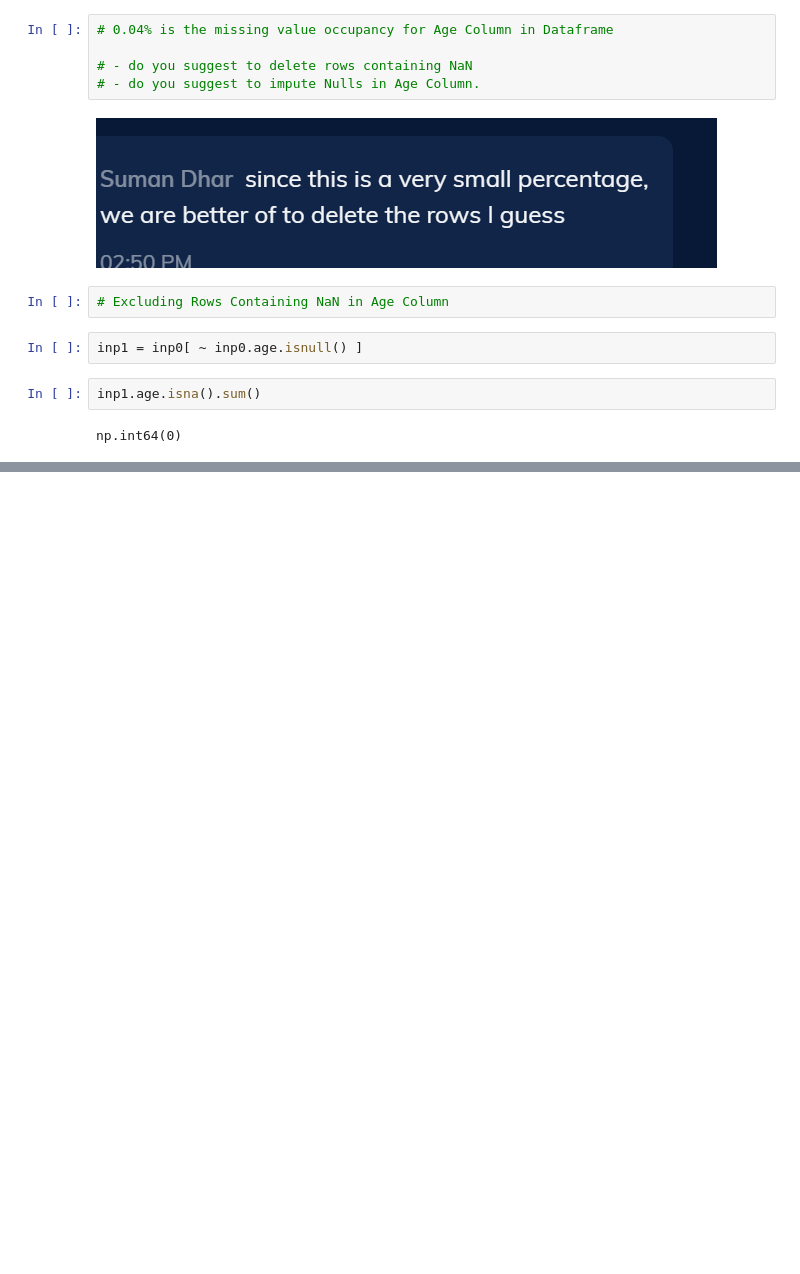
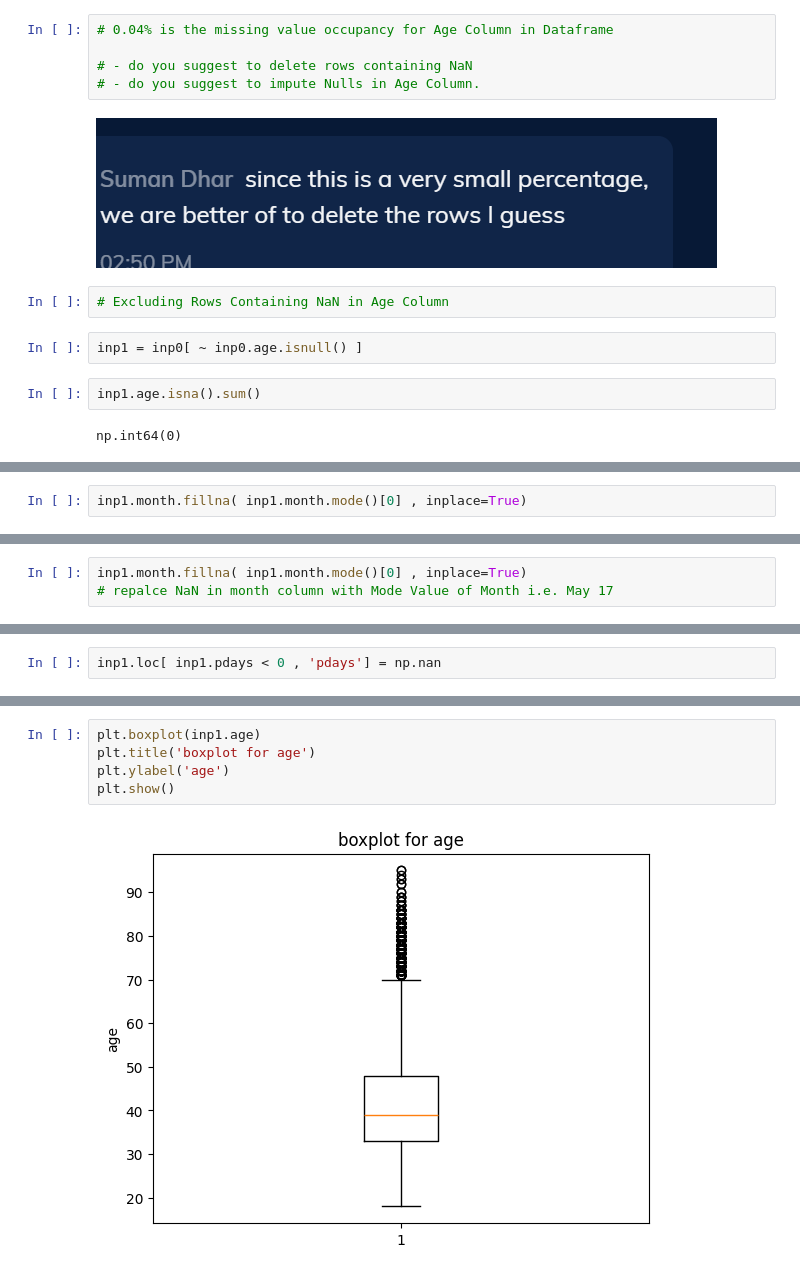
Before and after one commit to Surendranmengineer/suren_test, a Jupyter notebook: EDA_with_Rajan_Bank_Telemarketing_case_Study.ipynb, the cells around one changed output, grey strips where cells are left out. Cells and saved outputs as stored; diff of their text form; blank space fills up the shorter version.

```diff
--- a/EDA_with_Rajan_Bank_Telemarketing_case_Study.ipynb
+++ b/EDA_with_Rajan_Bank_Telemarketing_case_Study.ipynb
@@ -220,0 +260,2 @@ np.int64(0)
+# %%
+inp1.month.fillna( inp1.month.mode()[0] , inplace=True)
@@ -220,0 +275,3 @@ np.int64(0)
+# %%
+inp1.month.fillna( inp1.month.mode()[0] , inplace=True)
+# repalce NaN in month column with Mode Value of Month i.e. May 17
@@ -220,0 +311,2 @@ np.int64(0)
+# %%
+inp1.loc[ inp1.pdays < 0 , 'pdays'] = np.nan
@@ -220,0 +345,7 @@ np.int64(0)
+# %%
+plt.boxplot(inp1.age)
+plt.title('boxplot for age')
+plt.ylabel('age')
+plt.show()
+# %% [output]
+[figure, added]
```
Also changed, not shown: parts of 19 cells of this notebook.
